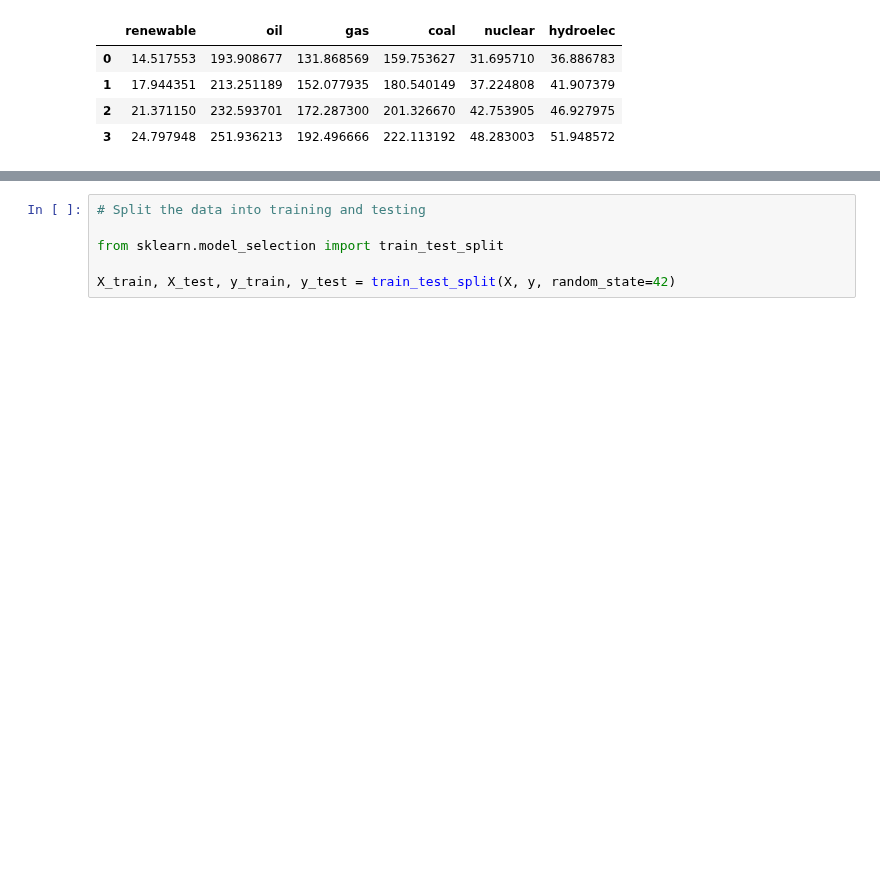
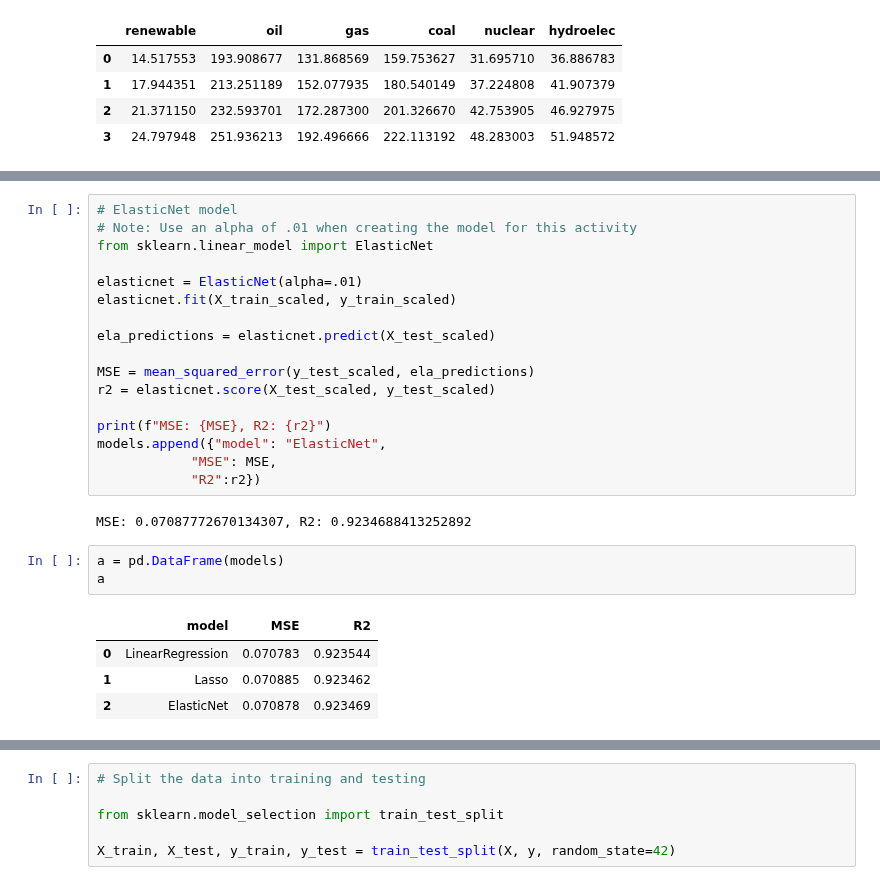
Before and after one commit to yuyhong23/One-Hot_Future, a Jupyter notebook: machine_learning_energy_types.ipynb, the cells around one changed output, grey strips where cells are left out. Saved outputs shown, nothing was run; the diff lists cells and outputs as text; blank space fills up the shorter version.

```diff
--- a/machine_learning_energy_types.ipynb
+++ b/machine_learning_energy_types.ipynb
@@ -344,0 +424,27 @@ energy_prediction_df
+# %%
+# ElasticNet model
+# Note: Use an alpha of .01 when creating the model for this activity
+from sklearn.linear_model import ElasticNet
+
+elasticnet = ElasticNet(alpha=.01)
+elasticnet.fit(X_train_scaled, y_train_scaled)
+
+ela_predictions = elasticnet.predict(X_test_scaled)
+
+MSE = mean_squared_error(y_test_scaled, ela_predictions)
+r2 = elasticnet.score(X_test_scaled, y_test_scaled)
+
+print(f"MSE: {MSE}, R2: {r2}")
+models.append({"model": "ElasticNet",
+            "MSE": MSE,
+            "R2":r2})
+# %% [output]
+MSE: 0.07087772670134307, R2: 0.9234688413252892
+# %%
+a = pd.DataFrame(models)
+a
+# %% [output]
+|  | model | MSE | R2 |
+| 0 | LinearRegression | 0.070783 | 0.923544 |
+| 1 | Lasso | 0.070885 | 0.923462 |
+| 2 | ElasticNet | 0.070878 | 0.923469 |
```
Also changed, not shown: parts of 21 cells of this notebook.
